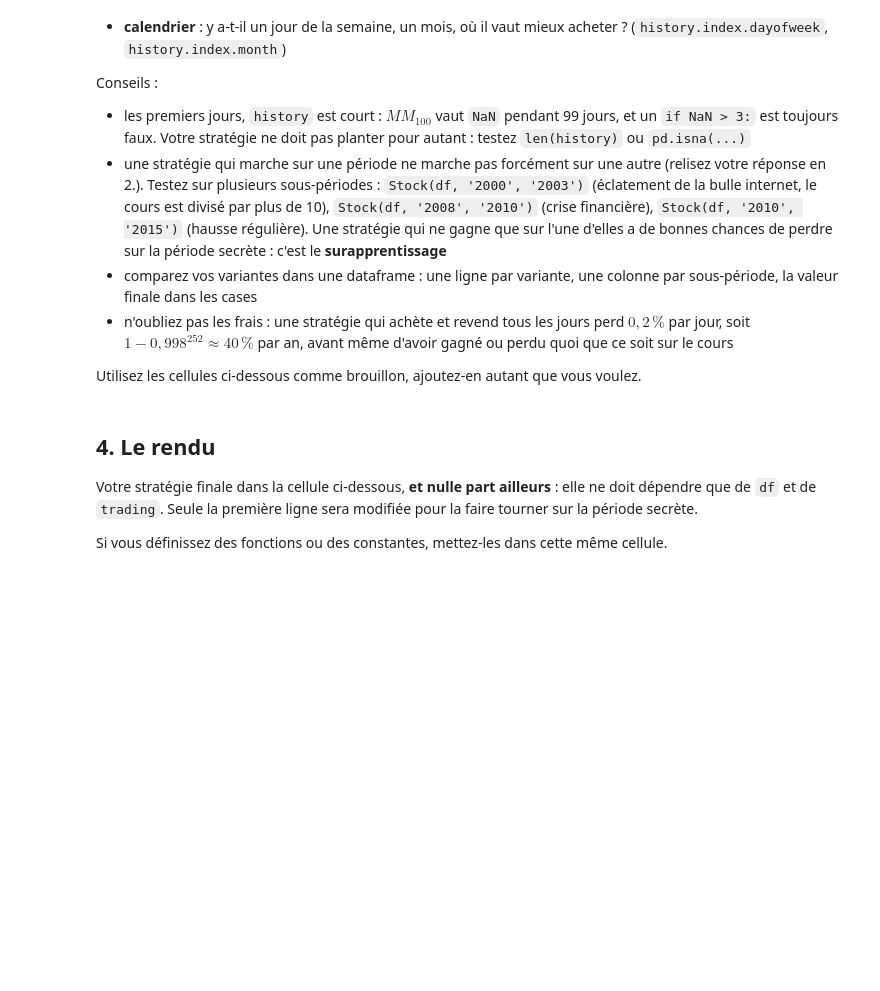
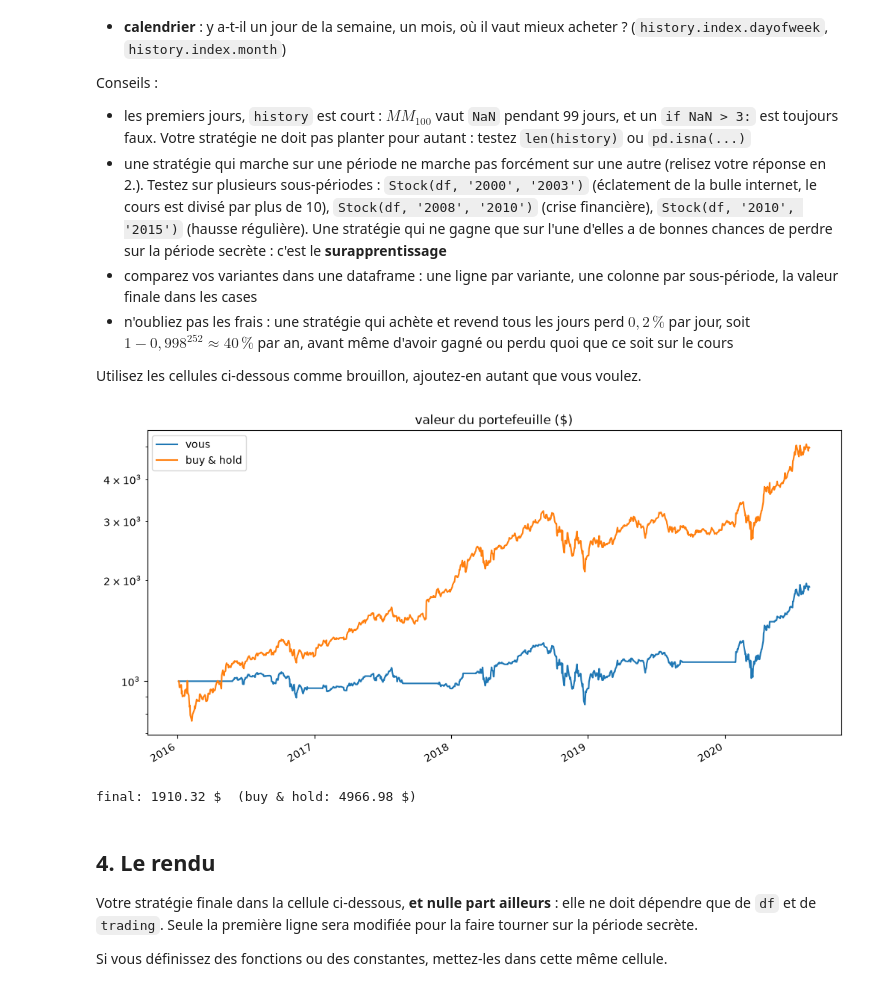
Before and after one commit to SIMVIA-lucas-sovre/projet-trading-pandas, a Jupyter notebook: groupe-1.ipynb, the cells around one changed output. Saved outputs shown, nothing was run; the diff lists cells and outputs as text; code cells hidden in the pictures; blank space fills up the shorter version.

```diff
--- a/groupe-1.ipynb
+++ b/groupe-1.ipynb
@@ -296,7 +326,40 @@ Conseils :
 
 Utilisez les cellules ci-dessous comme brouillon, ajoutez-en autant que vous voulez.
 # %%
-# vos essais
+import pandas as pds
+from trading import Stock
+df = pds.read_csv("data/Amazon.csv", sep=",", skiprows=[0,1,2])
+df['Date'] = pds.to_datetime(df['Date'])
+df = df.dropna(subset=['Date'])
+df = df.set_index('Date')
+df = df.sort_index()
+
+stock = Stock(df, '2016', '2020')
+cours_achat = None
+for date, history in stock.days():
+    cours = history.Close
+    v20 = cours.pct_change().rolling(20).std().iloc[-1]
+    v100 = cours.pct_change().rolling(100).std().iloc[-1]
+    MM20 = cours.rolling(20).mean().iloc[-1]
+    MM100 = cours.rolling(100).mean().iloc[-1]
+    cours_actuel = cours.iloc[-1]
+    if pds.notna(v20) and pds.notna(v100):
+        if v20 <= v100:
+            if cours_achat is not None:
+                g_t = cours_actuel / cours_achat - 1
+            else:
+                g_t = 0
+            if g_t > -0.08:
+                if MM20 >= MM100 and stock.bankAccount() > 0:
+                    stock.buy()
+                    cours_achat = cours_actuel
+                else:
+                    stock.sell()
+
+stock.plot()
+# %% [output]
+[figure, added]
+final: 1910.32 $  (buy & hold: 4966.98 $)
 # %%
 # vos essais
 # %% [markdown]
```
Also changed, not shown: parts of 4 cells of this notebook.
